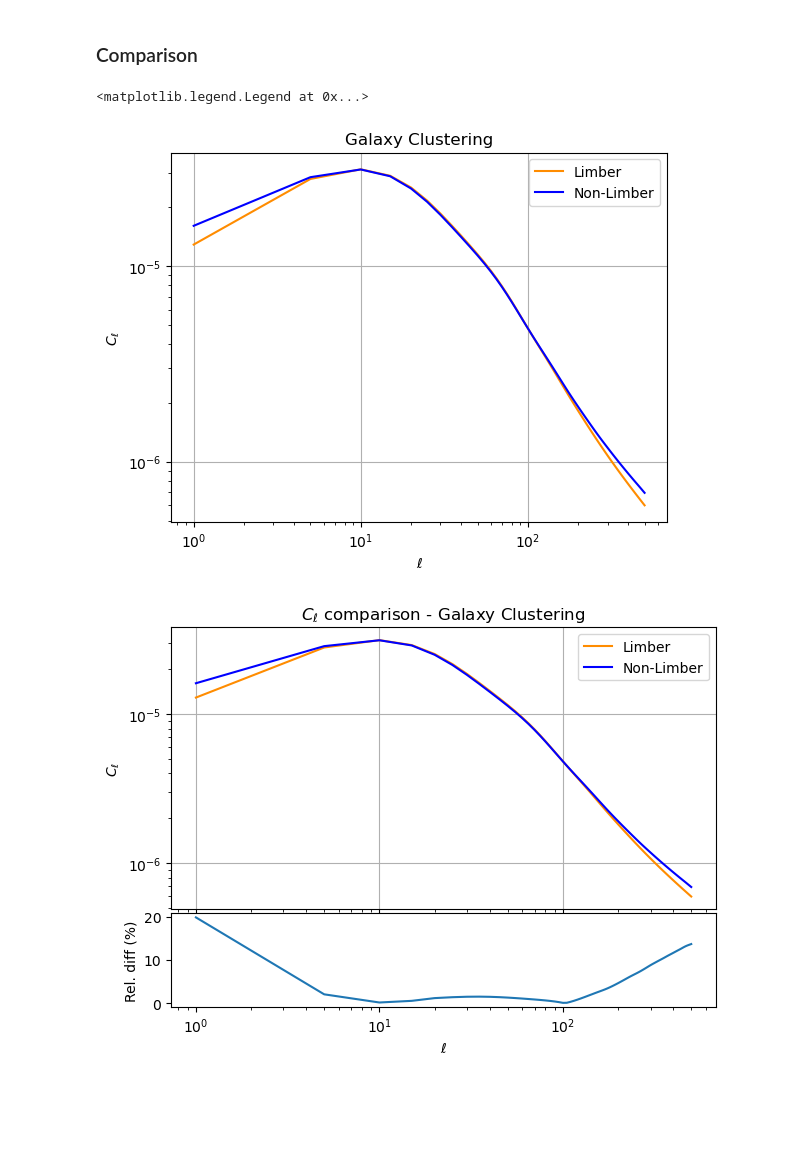
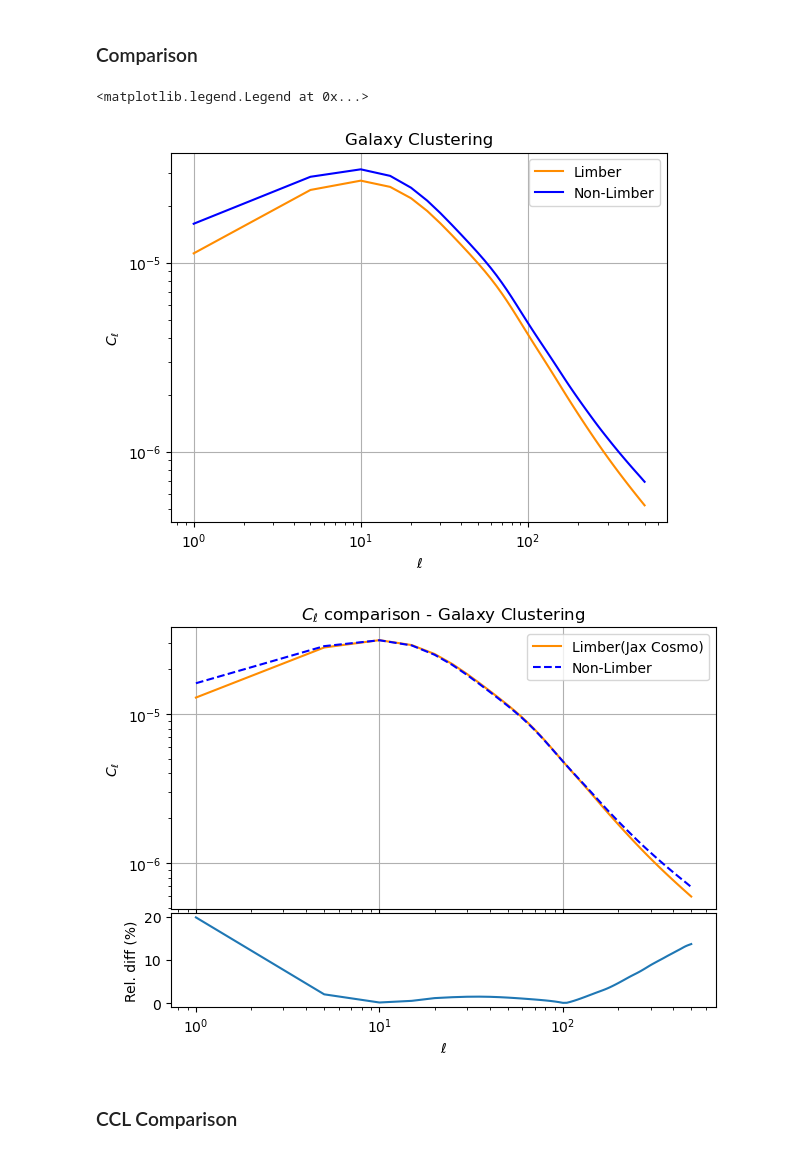
Before and after one commit to JP-Bonifacio/jax_cosmo, a Jupyter notebook: docs/notebooks/galaxy_clustering_test.ipynb, the cells around one changed output. Cells and saved outputs as stored; diff of their text form; code cells hidden in the pictures; blank space fills up the shorter version.

Commit message:
Added a comparison with CCL.

```diff
--- a/docs/notebooks/galaxy_clustering_test.ipynb
+++ b/docs/notebooks/galaxy_clustering_test.ipynb
@@ -130,5 +110,5 @@ cl_non_limber = galaxy_clustering_non_limber_cl(chi, window_gg_chi, kvec, ellvec
 # %%
-cl_non_limber = pd.read_csv('/Users/joaopedrobonifacio/Documents/lib/python/jax_cosmo/notebooks/cl_gg.csv')
+cl_non_limber = pd.read_csv(file_path)
 cl_non_limber = cl_non_limber['# Cl_gg'].values
 # %%
 plt.plot(ellvec, cl_non_limber, color='blue', label='Non-Limber')
@@ -144,17 +124,17 @@ plt.legend()
 # %% [markdown]
 ### Comparison
 # %%
-plt.plot(ellvec, cl_limber[0]*1.15, color='darkorange' ,label='Limber')
+plt.plot(ellvec, cl_limber[0], color='darkorange' ,label='Limber')
 plt.plot(ellvec, cl_non_limber, color='blue', label='Non-Limber')
 plt.loglog()
 plt.title('Galaxy Clustering')
 plt.xlabel(r'$\ell$')
 plt.ylabel(r'$C_{\ell}$')
 plt.grid(True)
 plt.legend()
 # %% [output]
 <matplotlib.legend.Legend at 0x...>
-[figure, old version]
+[figure, new version]
 # %%
 # Relative difference
 
@@ -164,8 +144,8 @@ rel_diff = (np.abs(cl_limber*factor - cl_non_limber) / cl_non_limber) * 100
 
 f, (a0, a1) = plt.subplots(2, 1, gridspec_kw={'height_ratios': [3, 1]}, sharex=True)
 a0.set_title("$C_{\ell}$ comparison - Galaxy Clustering")
-a0.plot(ellvec, cl_limber[0]*factor, ls='-', label='Limber', color = 'darkorange')
-a0.plot(ellvec, cl_non_limber, ls='-', label = 'Non-Limber', color='blue')
+a0.plot(ellvec, cl_limber[0]*factor, ls='-', label='Limber(Jax Cosmo)', color = 'darkorange')
+a0.plot(ellvec, cl_non_limber, ls='--', label = 'Non-Limber', color='blue')
 a0.grid()
 a0.set_yscale("log")
 a0.set_xscale("log")
@@ -179,4 +159,6 @@ a1.set_ylabel("Rel. diff (%)")
 f.tight_layout()
 plt.subplots_adjust(hspace=0.02)
 # %% [output]
-[figure, old version]
+[figure, new version]
+# %% [markdown]
+### CCL Comparison
```
Also changed, not shown: parts of 7 cells of this notebook.
